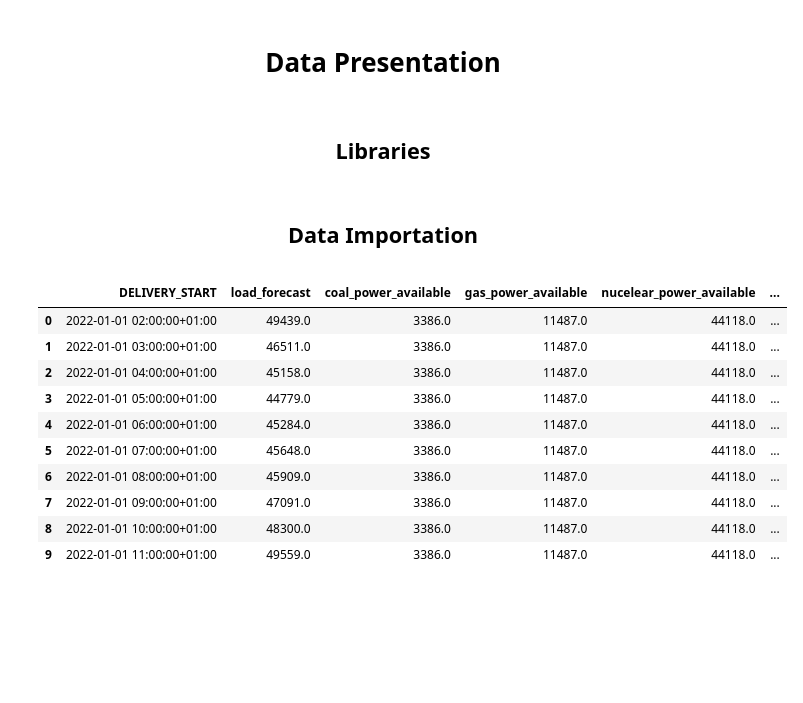
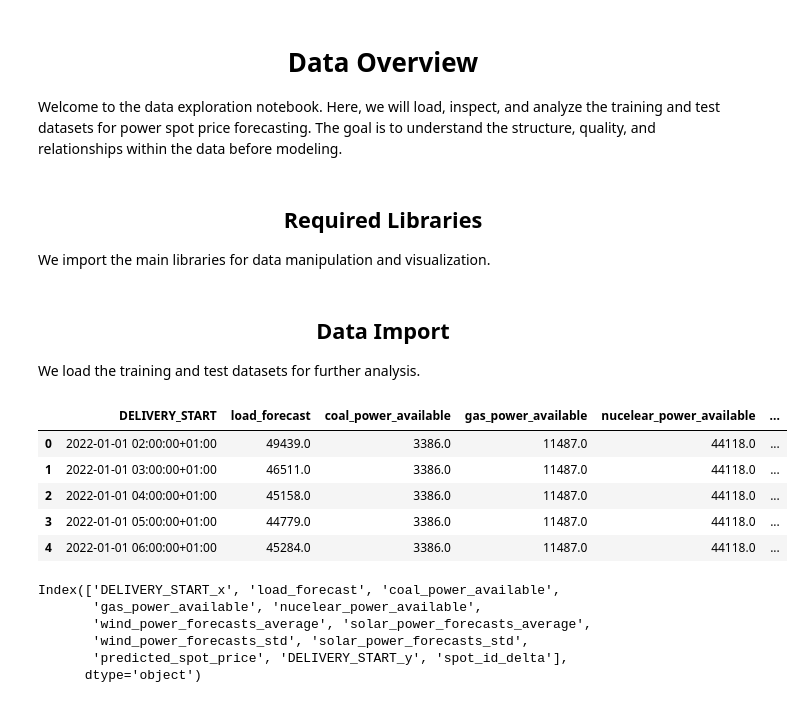
Before and after one commit to ArmandVincent/Power_Spot_Price_Forecasting, a Jupyter notebook: src/01_data_exploration.ipynb, the cells around one changed output. Drawn from its saved outputs; the diff is of its cells as text; code cells hidden in the pictures; blank space fills up the shorter version.

```diff
--- a/src/01_data_exploration.ipynb
+++ b/src/01_data_exploration.ipynb
@@ -1,7 +1,9 @@
 # %% [markdown]
-# <p style="text-align:center;">Data Presentation</p>
+# <p style="text-align:center;">Data Overview</p>
+Welcome to the data exploration notebook. Here, we will load, inspect, and analyze the training and test datasets for power spot price forecasting. The goal is to understand the structure, quality, and relationships within the data before modeling.
 # %% [markdown]
-## <p style="text-align:center;">Libraries</p>
+## <p style="text-align:center;">Required Libraries</p>
+We import the main libraries for data manipulation and visualization.
 # %%
 import pandas as pd
 import numpy as np
@@ -8,21 +15,28 @@ import numpy as np
 # %% [markdown]
-## <p style="text-align:center;">Data Importation</p>
+## <p style="text-align:center;">Data Import</p>
+We load the training and test datasets for further analysis.
 # %%
-x_train = pd.read_csv(r"C:\Users\arman\Desktop\Power_Spot_Price_Forecasting\data\X_train.csv", index_col=0)
-x_test = pd.read_csv(r"C:\Users\arman\Desktop\Power_Spot_Price_Forecasting\data\X_test.csv", index_col=0)
-y_train = pd.read_csv(r"C:\Users\arman\Desktop\Power_Spot_Price_Forecasting\data\y_train.csv", index_col=0)
+X_train = pd.read_csv(r"C:\Users\arman\Desktop\Power_Spot_Price_Forecasting\data\X_train.csv")
+X_test = pd.read_csv(r"C:\Users\arman\Desktop\Power_Spot_Price_Forecasting\data\X_test.csv")
+y_train = pd.read_csv(r"C:\Users\arman\Desktop\Power_Spot_Price_Forecasting\data\y_train.csv")
 # %%
-
-x_train.head(10)
+# Display the first 5 rows of the training features
+X_train.head(5)
 # %% [output]
 |  | DELIVERY_START | load_forecast | coal_power_available | gas_power_available | nucelear_power_available | ... |
 | 0 | 2022-01-01 02:00:00+01:00 | 49439.0 | 3386.0 | 11487.0 | 44118.0 | ... |
 | 1 | 2022-01-01 03:00:00+01:00 | 46511.0 | 3386.0 | 11487.0 | 44118.0 | ... |
 | 2 | 2022-01-01 04:00:00+01:00 | 45158.0 | 3386.0 | 11487.0 | 44118.0 | ... |
 | 3 | 2022-01-01 05:00:00+01:00 | 44779.0 | 3386.0 | 11487.0 | 44118.0 | ... |
 | 4 | 2022-01-01 06:00:00+01:00 | 45284.0 | 3386.0 | 11487.0 | 44118.0 | ... |
-| 5 | 2022-01-01 07:00:00+01:00 | 45648.0 | 3386.0 | 11487.0 | 44118.0 | ... |
-| 6 | 2022-01-01 08:00:00+01:00 | 45909.0 | 3386.0 | 11487.0 | 44118.0 | ... |
-| 7 | 2022-01-01 09:00:00+01:00 | 47091.0 | 3386.0 | 11487.0 | 44118.0 | ... |
-| 8 | 2022-01-01 10:00:00+01:00 | 48300.0 | 3386.0 | 11487.0 | 44118.0 | ... |
-| 9 | 2022-01-01 11:00:00+01:00 | 49559.0 | 3386.0 | 11487.0 | 44118.0 | ... |
+# %%
+# Merge features and target for exploration
+XY_train = pd.merge(X_train, y_train, left_index=True, right_index=True)
+print(XY_train.columns)
+# %% [output]
+Index(['DELIVERY_START_x', 'load_forecast', 'coal_power_available',
+       'gas_power_available', 'nucelear_power_available',
+       'wind_power_forecasts_average', 'solar_power_forecasts_average',
+       'wind_power_forecasts_std', 'solar_power_forecasts_std',
+       'predicted_spot_price', 'DELIVERY_START_y', 'spot_id_delta'],
+      dtype='object')
```
Also changed, not shown: parts of 18 cells of this notebook, 10 other files.
